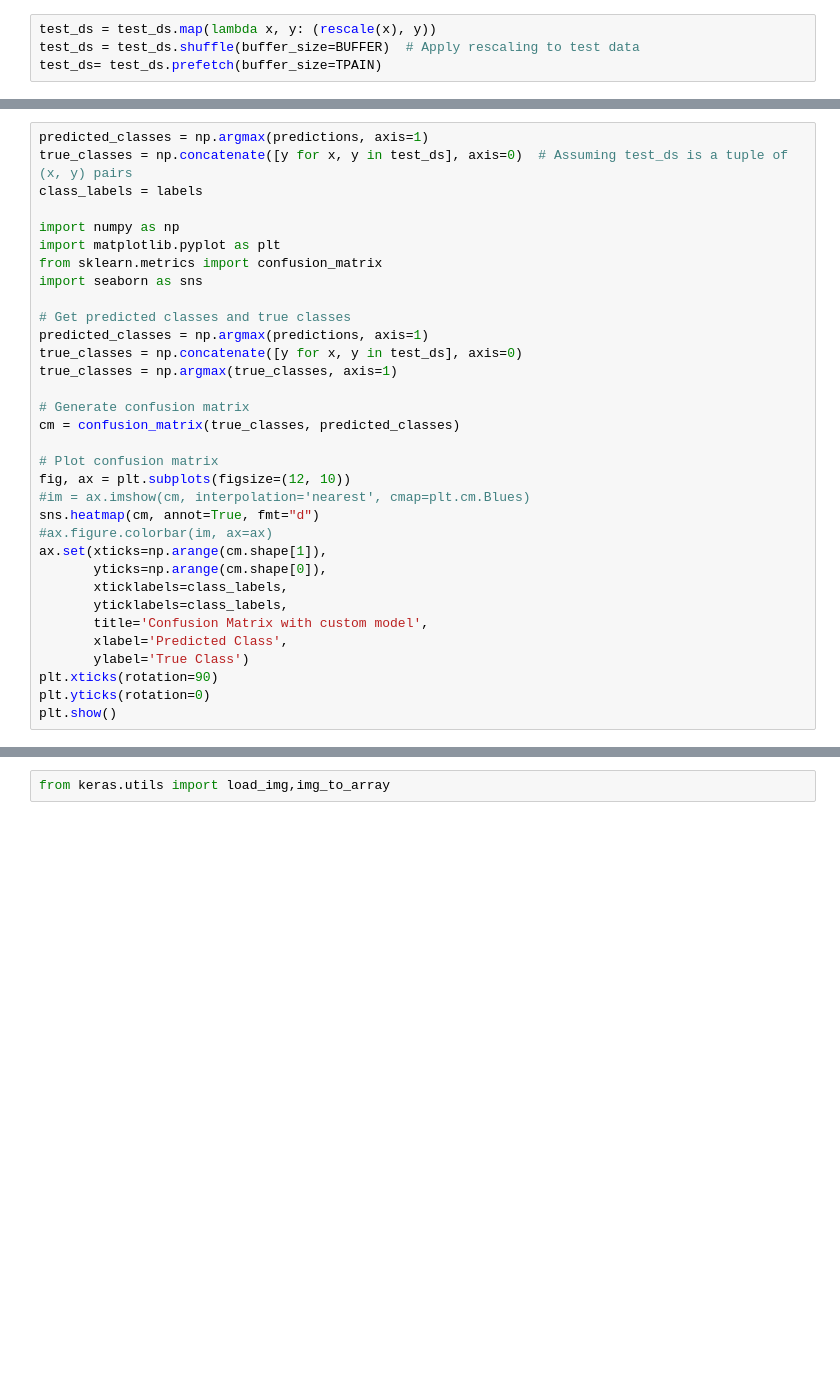
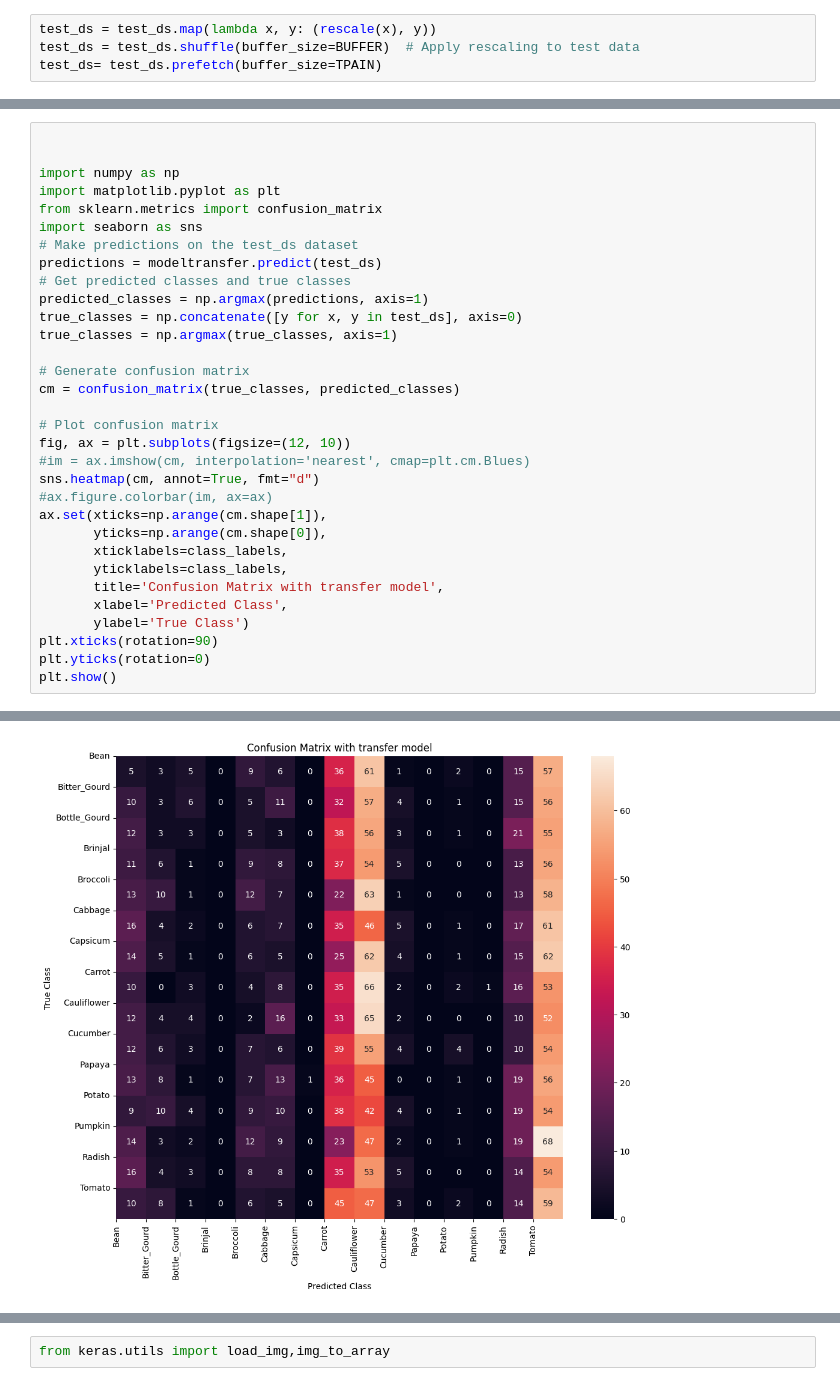
Before and after one commit to naav3/ItML_Project_2_Students, a Jupyter notebook: final_project_nnimages.ipynb, the cells around one changed output, grey strips where cells are left out. Cells and saved outputs as stored; diff of their text form; blank space fills up the shorter version.

```diff
--- a/final_project_nnimages.ipynb
+++ b/final_project_nnimages.ipynb
@@ -661,13 +644,12 @@ plt.show()
 # %%
-predicted_classes = np.argmax(predictions, axis=1)
-true_classes = np.concatenate([y for x, y in test_ds], axis=0)  # Assuming test_ds is a tuple of (x, y) pairs
-class_labels = labels
+
 
 import numpy as np
 import matplotlib.pyplot as plt
 from sklearn.metrics import confusion_matrix
 import seaborn as sns
-
+# Make predictions on the test_ds dataset
+predictions = modeltransfer.predict(test_ds)
 # Get predicted classes and true classes
 predicted_classes = np.argmax(predictions, axis=1)
 true_classes = np.concatenate([y for x, y in test_ds], axis=0)
@@ -685,9 +667,10 @@ ax.set(xticks=np.arange(cm.shape[1]),
        yticks=np.arange(cm.shape[0]),
        xticklabels=class_labels,
        yticklabels=class_labels,
-       title='Confusion Matrix with custom model',
+       title='Confusion Matrix with transfer model',
        xlabel='Predicted Class',
        ylabel='True Class')
 plt.xticks(rotation=90)
 plt.yticks(rotation=0)
 plt.show()
+# %% [output]
@@ -693,0 +678 @@ plt.show()
+[figure, added]
```
Also changed, not shown: parts of 14 cells of this notebook.
